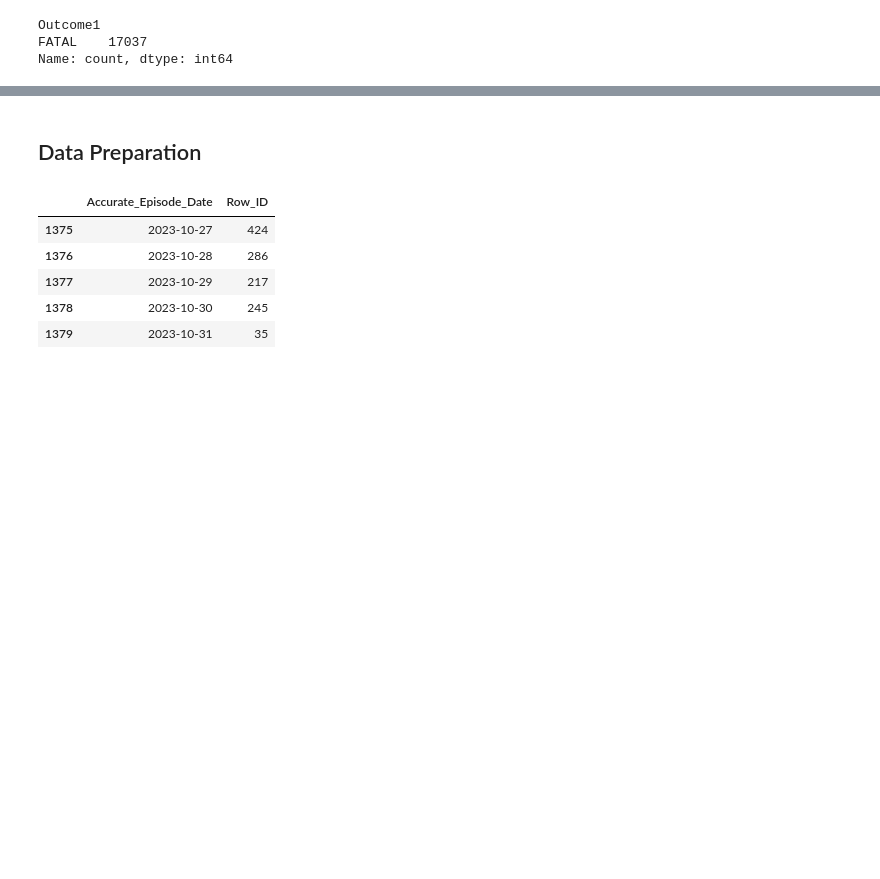
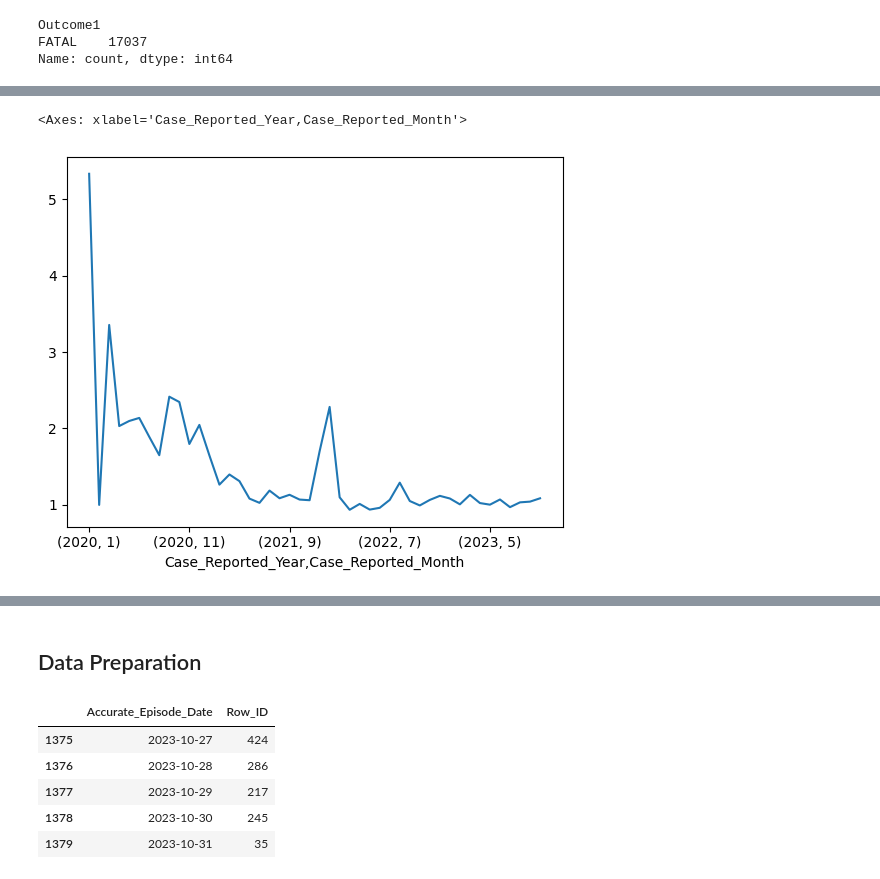
Before and after one commit to farbodab/ds-tools-ai4ph, a Jupyter notebook: Data Science Tools.ipynb, the cells around one changed output, grey strips where cells are left out. Drawn from its saved outputs; the diff is of its cells as text; code cells hidden in the pictures; blank space fills up the shorter version.

```diff
--- a/Data Science Tools.ipynb
+++ b/Data Science Tools.ipynb
@@ -400,0 +549,6 @@ Name: count, dtype: int64
+# %%
+all_cases['Case_Reported_Date'] = pd.to_datetime(all_cases['Case_Reported_Date'])
+all_cases['Specimen_Date'] = pd.to_datetime(all_cases['Specimen_Date'])
+all_cases['Test_Reported_Date'] = pd.to_datetime(all_cases['Test_Reported_Date'])
+all_cases['Test_Turn_Around'] = all_cases['Test_Reported_Date'] - all_cases['Specimen_Date']
+all_cases['Test_Turn_Around'] = all_cases['Test_Turn_Around'].dt.days
@@ -400,0 +598,2 @@ Name: count, dtype: int64
+# %%
+all_cases.drop(all_cases.loc[all_cases['Test_Turn_Around'] < 0].index,inplace=True)
@@ -400,0 +614,2 @@ Name: count, dtype: int64
+# %%
+all_cases.drop(all_cases.loc[all_cases['Test_Turn_Around'] > 14].index,inplace=True)
@@ -400,0 +628,3 @@ Name: count, dtype: int64
+# %%
+all_cases['Case_Reported_Year'] = all_cases['Case_Reported_Date'].dt.year
+all_cases['Case_Reported_Month'] = all_cases['Case_Reported_Date'].dt.month
@@ -400,0 +660,5 @@ Name: count, dtype: int64
+# %%
+all_cases.groupby([all_cases['Case_Reported_Year'], all_cases['Case_Reported_Month']])['Test_Turn_Around'].mean().plot()
+# %% [output]
+<Axes: xlabel='Case_Reported_Year,Case_Reported_Month'>
+[figure, added]
```
Also changed, not shown: parts of 61 cells of this notebook.
